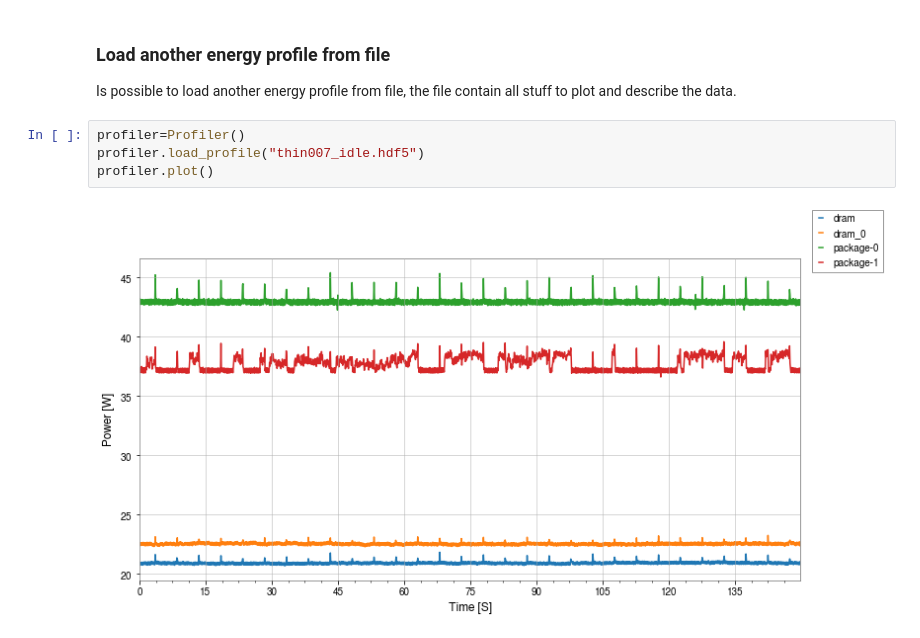
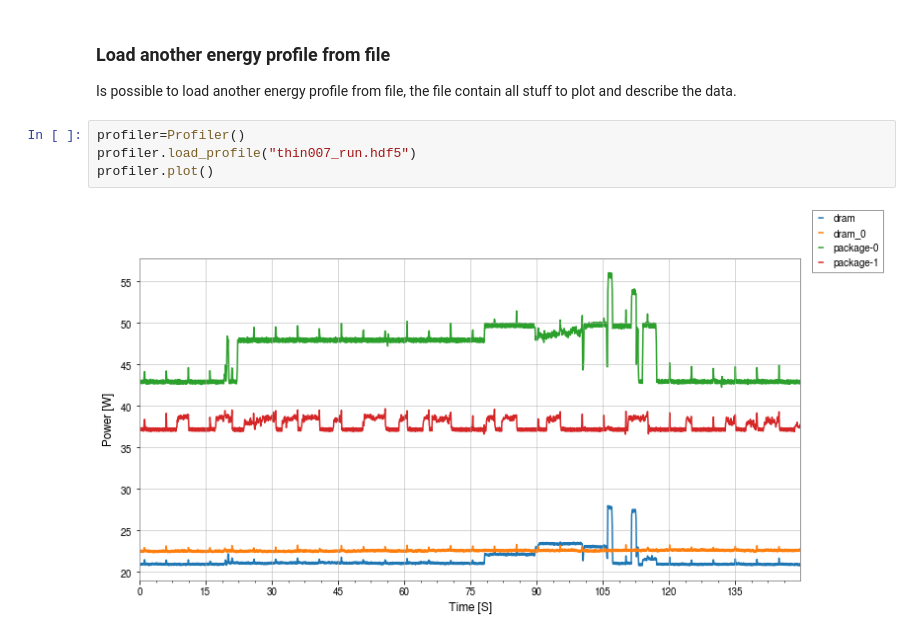
Before and after one commit to NiccoloTosato/PowerProfile, a Jupyter notebook: howto.ipynb, the cells around one changed output. Saved outputs shown, nothing was run; the diff lists cells and outputs as text.

Commit message:
Some results and a script to launch the profiler

```diff
--- a/howto.ipynb
+++ b/howto.ipynb
@@ -67,7 +67,7 @@ profiler.metadata_apply("energy_data.hdf5",metadata)
 Is possible to load another energy profile from file, the file contain all stuff to plot and describe the data.
 # %%
 profiler=Profiler()
-profiler.load_profile("thin007_idle.hdf5")
+profiler.load_profile("thin007_run.hdf5")
 profiler.plot()
 # %% [output]
-[figure, old version]
+[figure, new version]
```
Also changed, not shown: 1 other file.
